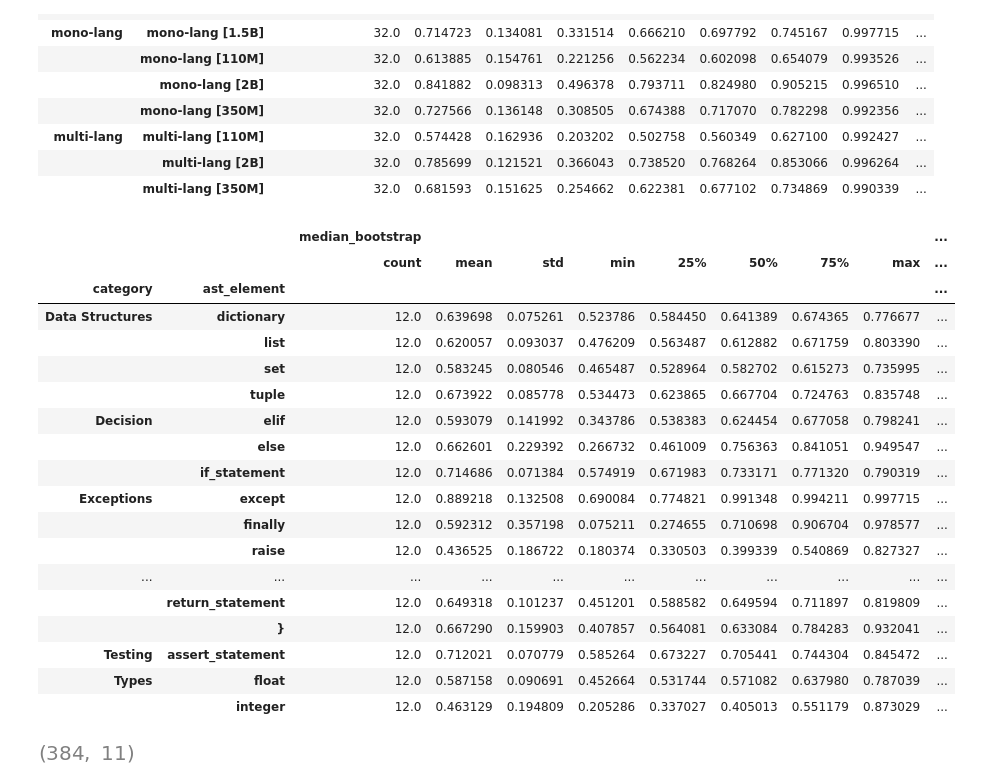
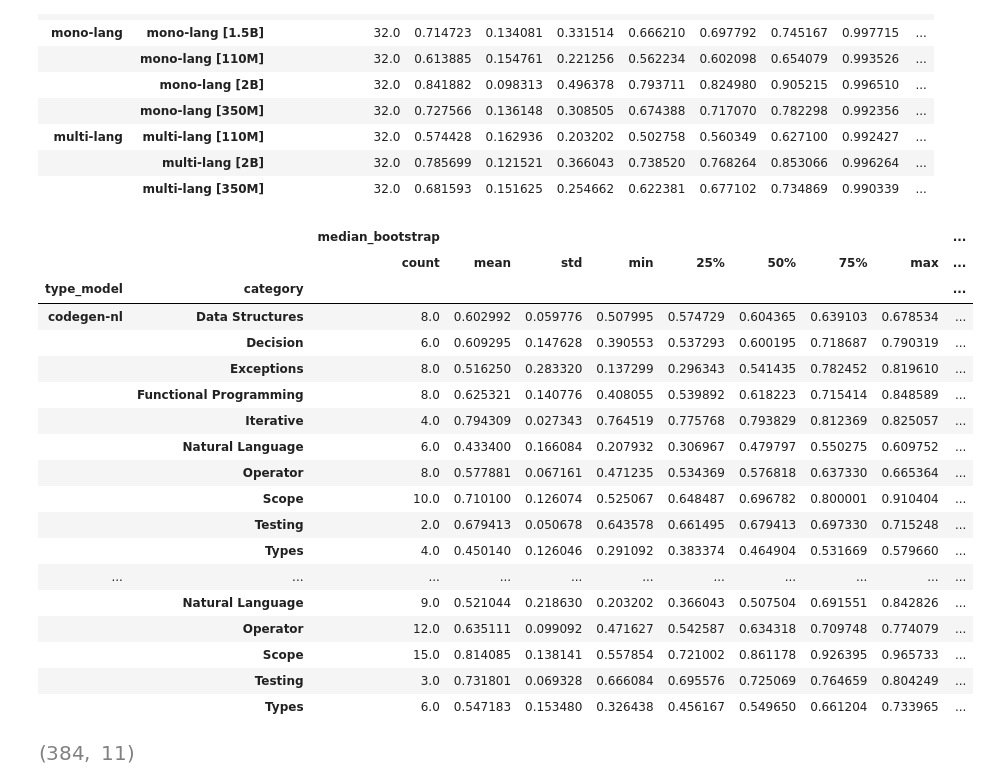
Before and after one commit to WM-SEMERU/CodeSyntaxConcept, a Jupyter notebook: experimental_notebooks/3_confirmatory_dataset_granularity_analysis.ipynb, the cells around one changed output. Drawn from its saved outputs; the diff is of its cells as text; code cells hidden in the pictures.

```diff
--- a/experimental_notebooks/3_confirmatory_dataset_granularity_analysis.ipynb
+++ b/experimental_notebooks/3_confirmatory_dataset_granularity_analysis.ipynb
@@ -72,25 +74,25 @@ pd_combined_models_filtered_global.groupby(['type_model','id']).describe()
 # %%
-pd_combined_models_filtered_global.groupby(['category','ast_element']).describe()
+pd_combined_models_filtered_global.groupby(['type_model','category']).describe()
 # %% [output]
 |  |  | median_bootstrap |  |  |  |  |  |  |  | ... |
 |  |  | count | mean | std | min | 25% | 50% | 75% | max | ... |
-| category | ast_element |  |  |  |  |  |  |  |  | ... |
-| Data Structures | dictionary | 12.0 | 0.639698 | 0.075261 | 0.523786 | 0.584450 | 0.641389 | 0.674365 | 0.776677 | ... |
-|  | list | 12.0 | 0.620057 | 0.093037 | 0.476209 | 0.563487 | 0.612882 | 0.671759 | 0.803390 | ... |
-|  | set | 12.0 | 0.583245 | 0.080546 | 0.465487 | 0.528964 | 0.582702 | 0.615273 | 0.735995 | ... |
-|  | tuple | 12.0 | 0.673922 | 0.085778 | 0.534473 | 0.623865 | 0.667704 | 0.724763 | 0.835748 | ... |
-| Decision | elif | 12.0 | 0.593079 | 0.141992 | 0.343786 | 0.538383 | 0.624454 | 0.677058 | 0.798241 | ... |
-|  | else | 12.0 | 0.662601 | 0.229392 | 0.266732 | 0.461009 | 0.756363 | 0.841051 | 0.949547 | ... |
-|  | if_statement | 12.0 | 0.714686 | 0.071384 | 0.574919 | 0.671983 | 0.733171 | 0.771320 | 0.790319 | ... |
-| Exceptions | except | 12.0 | 0.889218 | 0.132508 | 0.690084 | 0.774821 | 0.991348 | 0.994211 | 0.997715 | ... |
-|  | finally | 12.0 | 0.592312 | 0.357198 | 0.075211 | 0.274655 | 0.710698 | 0.906704 | 0.978577 | ... |
-|  | raise | 12.0 | 0.436525 | 0.186722 | 0.180374 | 0.330503 | 0.399339 | 0.540869 | 0.827327 | ... |
+| type_model | category |  |  |  |  |  |  |  |  | ... |
+| codegen-nl | Data Structures | 8.0 | 0.602992 | 0.059776 | 0.507995 | 0.574729 | 0.604365 | 0.639103 | 0.678534 | ... |
+|  | Decision | 6.0 | 0.609295 | 0.147628 | 0.390553 | 0.537293 | 0.600195 | 0.718687 | 0.790319 | ... |
+|  | Exceptions | 8.0 | 0.516250 | 0.283320 | 0.137299 | 0.296343 | 0.541435 | 0.782452 | 0.819610 | ... |
+|  | Functional Programming | 8.0 | 0.625321 | 0.140776 | 0.408055 | 0.539892 | 0.618223 | 0.715414 | 0.848589 | ... |
+|  | Iterative | 4.0 | 0.794309 | 0.027343 | 0.764519 | 0.775768 | 0.793829 | 0.812369 | 0.825057 | ... |
+|  | Natural Language | 6.0 | 0.433400 | 0.166084 | 0.207932 | 0.306967 | 0.479797 | 0.550275 | 0.609752 | ... |
+|  | Operator | 8.0 | 0.577881 | 0.067161 | 0.471235 | 0.534369 | 0.576818 | 0.637330 | 0.665364 | ... |
+|  | Scope | 10.0 | 0.710100 | 0.126074 | 0.525067 | 0.648487 | 0.696782 | 0.800001 | 0.910404 | ... |
+|  | Testing | 2.0 | 0.679413 | 0.050678 | 0.643578 | 0.661495 | 0.679413 | 0.697330 | 0.715248 | ... |
+|  | Types | 4.0 | 0.450140 | 0.126046 | 0.291092 | 0.383374 | 0.464904 | 0.531669 | 0.579660 | ... |
 | ... | ... | ... | ... | ... | ... | ... | ... | ... | ... | ... |
-|  | return_statement | 12.0 | 0.649318 | 0.101237 | 0.451201 | 0.588582 | 0.649594 | 0.711897 | 0.819809 | ... |
-|  | } | 12.0 | 0.667290 | 0.159903 | 0.407857 | 0.564081 | 0.633084 | 0.784283 | 0.932041 | ... |
-| Testing | assert_statement | 12.0 | 0.712021 | 0.070779 | 0.585264 | 0.673227 | 0.705441 | 0.744304 | 0.845472 | ... |
-| Types | float | 12.0 | 0.587158 | 0.090691 | 0.452664 | 0.531744 | 0.571082 | 0.637980 | 0.787039 | ... |
-|  | integer | 12.0 | 0.463129 | 0.194809 | 0.205286 | 0.337027 | 0.405013 | 0.551179 | 0.873029 | ... |
+|  | Natural Language | 9.0 | 0.521044 | 0.218630 | 0.203202 | 0.366043 | 0.507504 | 0.691551 | 0.842826 | ... |
+|  | Operator | 12.0 | 0.635111 | 0.099092 | 0.471627 | 0.542587 | 0.634318 | 0.709748 | 0.774079 | ... |
+|  | Scope | 15.0 | 0.814085 | 0.138141 | 0.557854 | 0.721002 | 0.861178 | 0.926395 | 0.965733 | ... |
+|  | Testing | 3.0 | 0.731801 | 0.069328 | 0.666084 | 0.695576 | 0.725069 | 0.764659 | 0.804249 | ... |
+|  | Types | 6.0 | 0.547183 | 0.153480 | 0.326438 | 0.456167 | 0.549650 | 0.661204 | 0.733965 | ... |
 # %%
 pd_combined_models_filtered_global.shape
 # %% [output]
```
Also changed, not shown: parts of 3 cells of this notebook, 1 other file.
